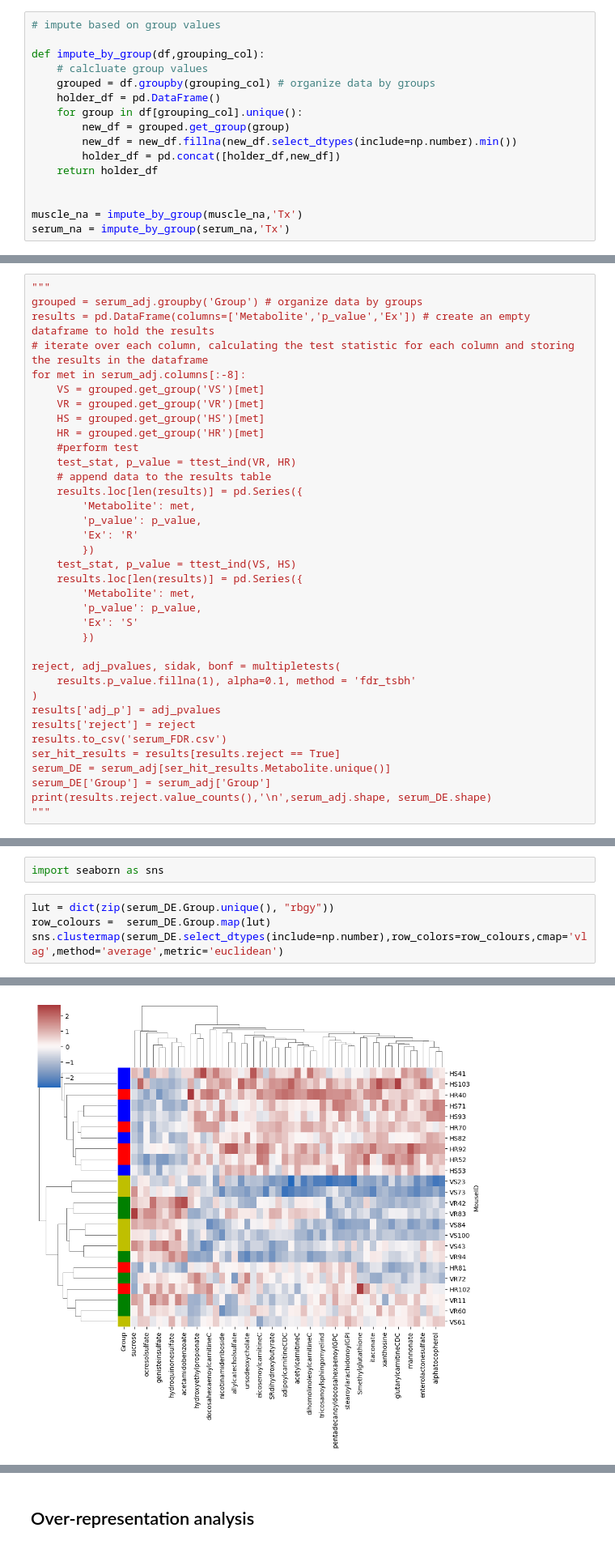
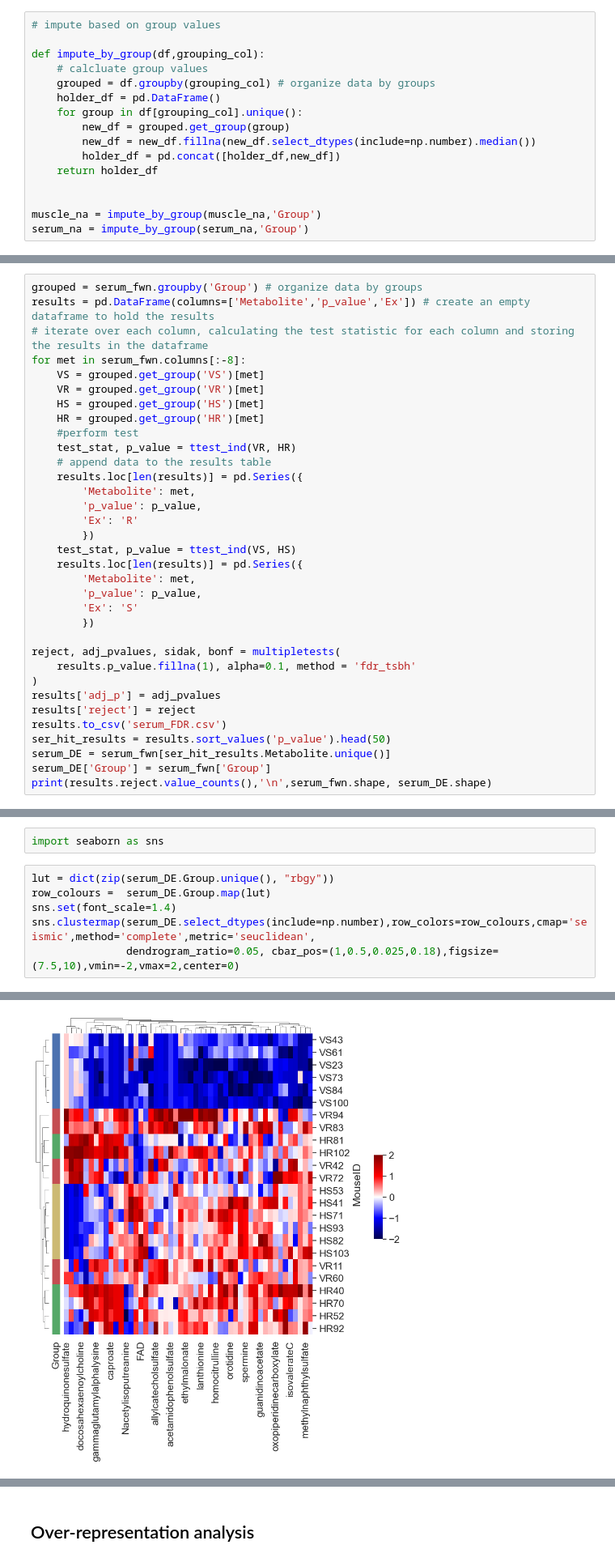
Before and after one commit to bjwadswo/JohnsonLab_Wadsworth-et-al_2HB-Metabolomics, a Jupyter notebook: Met_Analysis.ipynb, the cells around one changed output, grey strips where cells are left out. Shown: that part at 81% size. Saved outputs shown, nothing was run; the diff lists cells and outputs as text.

```diff
--- a/Met_Analysis.ipynb
+++ b/Met_Analysis.ipynb
@@ -143,13 +143,13 @@ def impute_by_group(df,grouping_col):
     holder_df = pd.DataFrame()
     for group in df[grouping_col].unique():
         new_df = grouped.get_group(group)
-        new_df = new_df.fillna(new_df.select_dtypes(include=np.number).min())
+        new_df = new_df.fillna(new_df.select_dtypes(include=np.number).median())
         holder_df = pd.concat([holder_df,new_df])
     return holder_df
 
 
-muscle_na = impute_by_group(muscle_na,'Tx')
-serum_na = impute_by_group(serum_na,'Tx')
+muscle_na = impute_by_group(muscle_na,'Group')
+serum_na = impute_by_group(serum_na,'Group')
 # %%
 # impute na with col minimum, create a log-transform df to see if this helps with the probably skewed data
 def met_transform(df, scale_by, to_log, standard):
@@ -402,9 +390,8 @@ See the caveats in the documentation: https://pandas.pydata.org/pandas-docs/stab
 # %%
-"""
-grouped = serum_adj.groupby('Group') # organize data by groups
+grouped = serum_fwn.groupby('Group') # organize data by groups
 results = pd.DataFrame(columns=['Metabolite','p_value','Ex']) # create an empty dataframe to hold the results
 # iterate over each column, calculating the test statistic for each column and storing the results in the dataframe
-for met in serum_adj.columns[:-8]:
+for met in serum_fwn.columns[:-8]:
     VS = grouped.get_group('VS')[met]
     VR = grouped.get_group('VR')[met]
     HS = grouped.get_group('HS')[met]
@@ -430,9 +417,8 @@ reject, adj_pvalues, sidak, bonf = multipletests(
 results['adj_p'] = adj_pvalues
 results['reject'] = reject
 results.to_csv('serum_FDR.csv')
-ser_hit_results = results[results.reject == True]
-serum_DE = serum_adj[ser_hit_results.Metabolite.unique()]
-serum_DE['Group'] = serum_adj['Group']
-print(results.reject.value_counts(),'\n',serum_adj.shape, serum_DE.shape)
-"""
+ser_hit_results = results.sort_values('p_value').head(50)
+serum_DE = serum_fwn[ser_hit_results.Metabolite.unique()]
+serum_DE['Group'] = serum_fwn['Group']
+print(results.reject.value_counts(),'\n',serum_fwn.shape, serum_DE.shape)
 # %% [output]
@@ -611,10 +562,12 @@ import seaborn as sns
 # %%
 lut = dict(zip(serum_DE.Group.unique(), "rbgy"))
 row_colours =  serum_DE.Group.map(lut)
-sns.clustermap(serum_DE.select_dtypes(include=np.number),row_colors=row_colours,cmap='vlag',method='average',metric='euclidean')
+sns.set(font_scale=1.4)
+sns.clustermap(serum_DE.select_dtypes(include=np.number),row_colors=row_colours,cmap='seismic',method='complete',metric='seuclidean',
+               dendrogram_ratio=0.05, cbar_pos=(1,0.5,0.025,0.18),figsize=(7.5,10),vmin=-2,vmax=2,center=0)
 # %% [output]
 <seaborn.matrix.ClusterGrid at 0x...>
-[figure, old version]
+[figure, new version]
 # %%
 lut = dict(zip(muscle_DE.Group.unique(), "rbgy"))
 row_colours =  muscle_DE.Group.map(lut)
```
Also changed, not shown: parts of 18 cells of this notebook, 25 other files.
